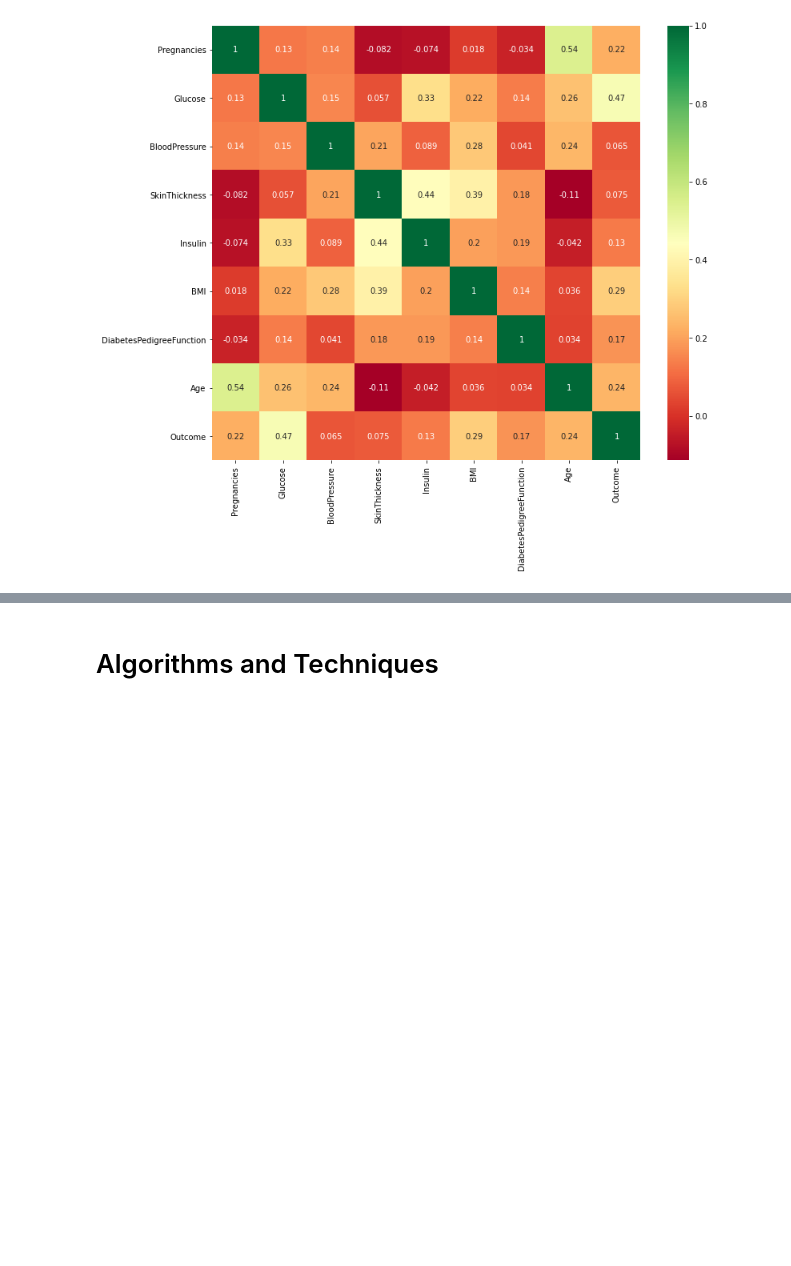
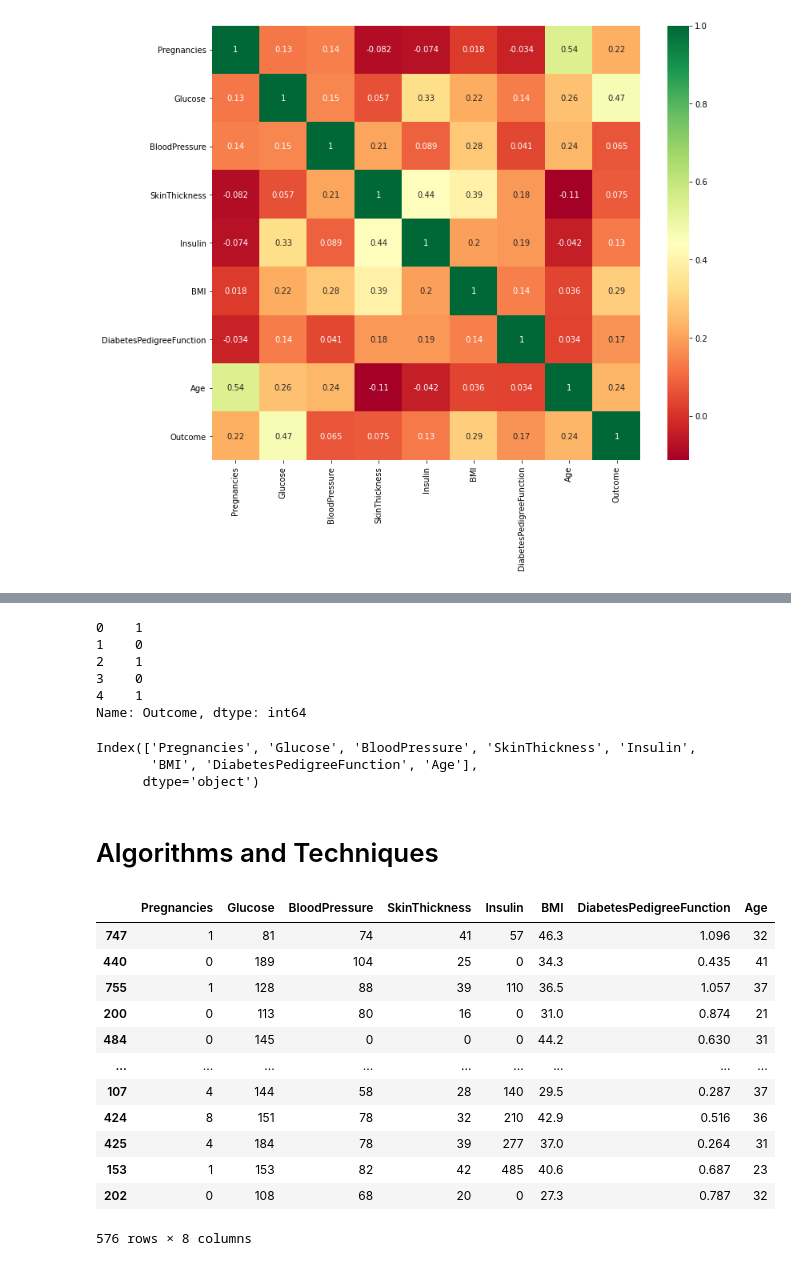
Before and after one commit to DineshAnalyticsandAI/Diabetes-Detection, a Jupyter notebook: Diabetes_Detection.ipynb, the cells around one changed output, grey strips where cells are left out. Drawn from its saved outputs; the diff is of its cells as text; code cells hidden in the pictures; blank space fills up the shorter version.

```diff
--- a/Diabetes_Detection.ipynb
+++ b/Diabetes_Detection.ipynb
@@ -235,0 +296,4 @@ sns.heatmap(df.corr(), annot=True,cmap ='RdYlGn')
+# %%
+x = df.drop(labels=['Outcome'],axis=1)
+y = df['Outcome']
+cols = x.columns
@@ -236,3 +309,18 @@ sns.heatmap(df.corr(), annot=True,cmap ='RdYlGn')
+# %%
+y.head(5)
+# %% [output]
+0    1
+1    0
+2    1
+3    0
+4    1
+Name: Outcome, dtype: int64
+# %%
+cols
+# %% [output]
+Index(['Pregnancies', 'Glucose', 'BloodPressure', 'SkinThickness', 'Insulin',
+       'BMI', 'DiabetesPedigreeFunction', 'Age'],
+      dtype='object')
 # %% [markdown]
 # Algorithms and Techniques
 # %%
@@ -269,0 +360,18 @@ classification_algos=[SVC(),
+# %%
+x_train, x_test, y_train, y_test = train_test_split(x,y,test_size=0.25,stratify=df['Outcome'])
+# %%
+x_train
+# %% [output]
+|  | Pregnancies | Glucose | BloodPressure | SkinThickness | Insulin | BMI | DiabetesPedigreeFunction | Age |
+| 747 | 1 | 81 | 74 | 41 | 57 | 46.3 | 1.096 | 32 |
+| 440 | 0 | 189 | 104 | 25 | 0 | 34.3 | 0.435 | 41 |
+| 755 | 1 | 128 | 88 | 39 | 110 | 36.5 | 1.057 | 37 |
+| 200 | 0 | 113 | 80 | 16 | 0 | 31.0 | 0.874 | 21 |
+| 484 | 0 | 145 | 0 | 0 | 0 | 44.2 | 0.630 | 31 |
+| ... | ... | ... | ... | ... | ... | ... | ... | ... |
+| 107 | 4 | 144 | 58 | 28 | 140 | 29.5 | 0.287 | 37 |
+| 424 | 8 | 151 | 78 | 32 | 210 | 42.9 | 0.516 | 36 |
+| 425 | 4 | 184 | 78 | 39 | 277 | 37.0 | 0.264 | 31 |
+| 153 | 1 | 153 | 82 | 42 | 485 | 40.6 | 0.687 | 23 |
+| 202 | 0 | 108 | 68 | 20 | 0 | 27.3 | 0.787 | 32 |
+576 rows × 8 columns
```
Also changed, not shown: parts of 23 cells of this notebook.
